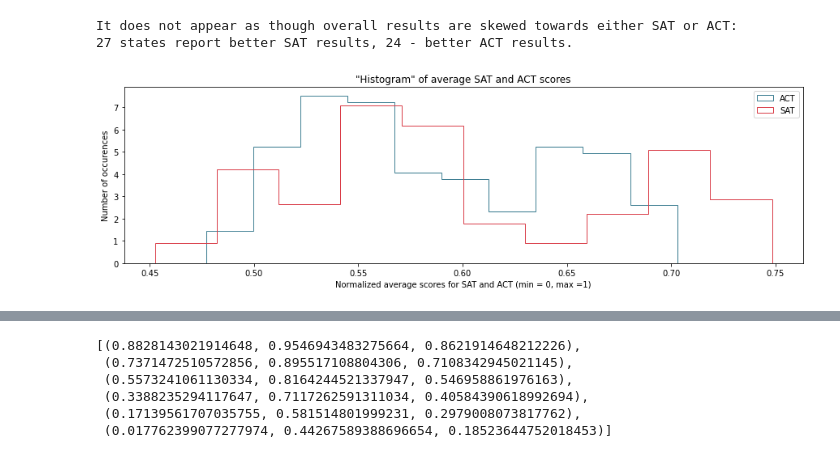
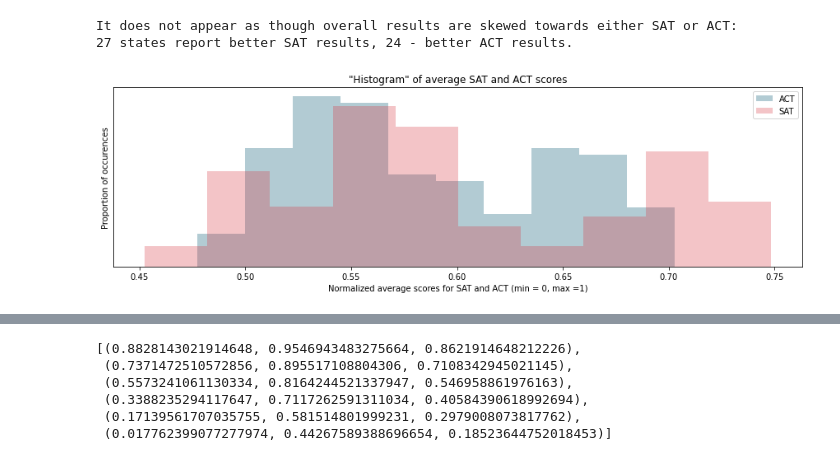
Before and after one commit to Marrrta/SAT_vs_ACT, a Jupyter notebook: code/Project_1_Marta_Lew.ipynb, the cells around one changed output, grey strips where cells are left out. Cells and saved outputs as stored; diff of their text form; code cells hidden in the pictures.

Commit message:
More chartwork

```diff
--- a/code/Project_1_Marta_Lew.ipynb
+++ b/code/Project_1_Marta_Lew.ipynb
@@ -868,11 +870,12 @@ It does not appear as though overall results are skewed towards either SAT or AC
 27 states report better SAT results, 24 - better ACT results.
 # %%
 plt.figure(figsize = (15,4))
-plt.hist(sat_act_df['total_norm_ACT'], histtype= 'step', color= (0.2519971417644415, 0.4987337088076726, 0.5751602783606602), density = True)
-plt.hist(sat_act_df['total_norm_SAT'], histtype= 'step', color = (0.8510408608937171, 0.23436274952246883, 0.2796010376480583), density = True)
+plt.hist(sat_act_df['total_norm_ACT'], histtype= 'stepfilled', alpha = 0.4, color= (0.2519971417644415, 0.4987337088076726, 0.5751602783606602), density = True)
+plt.hist(sat_act_df['total_norm_SAT'], histtype= 'stepfilled', alpha = 0.3, color = (0.8510408608937171, 0.23436274952246883, 0.2796010376480583), density = True)
 plt.xlabel('Normalized average scores for SAT and ACT (min = 0, max =1)')
-plt.ylabel('Number of occurences')
+plt.ylabel('Proportion of occurences')
 plt.legend(['ACT', 'SAT'])
-plt.title('"Histogram" of average SAT and ACT scores');
+plt.title('"Histogram" of average SAT and ACT scores')
+plt.yticks([]);
 # %% [output]
-[figure, old version]
+[figure, new version]
```
Also changed, not shown: parts of 12 cells of this notebook.
